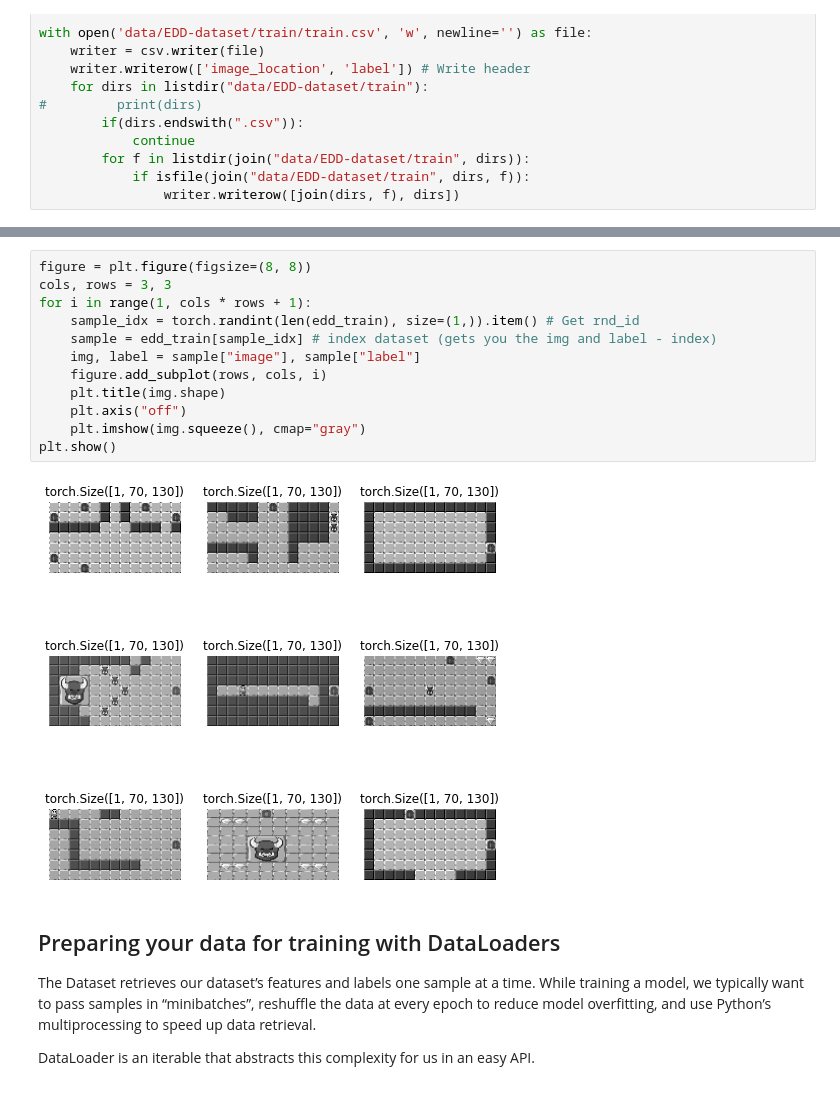
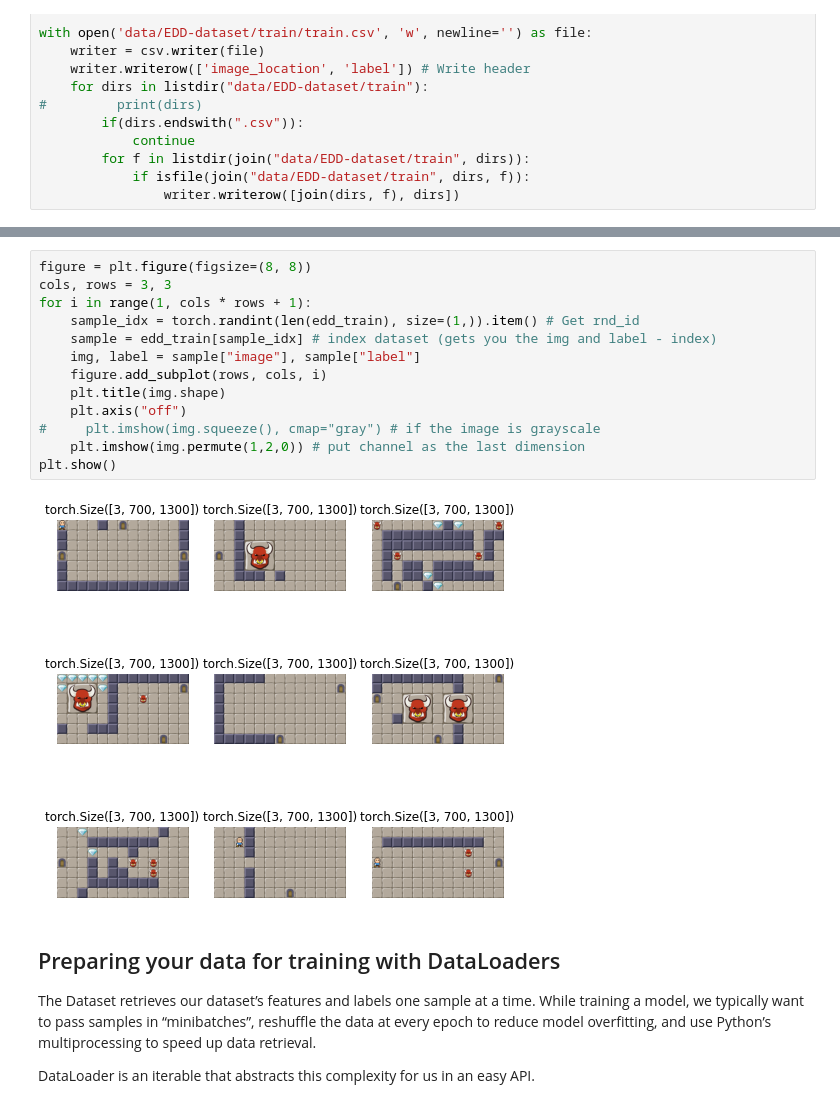
Before and after one commit to VivsNero/MAU-AML-labs, a Jupyter notebook: 0-basics_intro/1-datasets_dataloaders.ipynb, the cells around one changed output, grey strips where cells are left out. Saved outputs shown, nothing was run; the diff lists cells and outputs as text.

```diff
--- a/0-basics_intro/1-datasets_dataloaders.ipynb
+++ b/0-basics_intro/1-datasets_dataloaders.ipynb
@@ -131,17 +146,18 @@ torch.Size([1, 70, 130])
 # %%
 figure = plt.figure(figsize=(8, 8))
 cols, rows = 3, 3
 for i in range(1, cols * rows + 1):
     sample_idx = torch.randint(len(edd_train), size=(1,)).item() # Get rnd_id
     sample = edd_train[sample_idx] # index dataset (gets you the img and label - index)
     img, label = sample["image"], sample["label"]
     figure.add_subplot(rows, cols, i)
     plt.title(img.shape)
     plt.axis("off")
-    plt.imshow(img.squeeze(), cmap="gray")
+#     plt.imshow(img.squeeze(), cmap="gray") # if the image is grayscale
+    plt.imshow(img.permute(1,2,0)) # put channel as the last dimension
 plt.show()
 # %% [output]
-[figure, old version]
+[figure, new version]
 # %% [markdown]
 ## Preparing your data for training with DataLoaders ##
 The Dataset retrieves our dataset’s features and labels one sample at a time. While training a model, we typically want to pass samples in “minibatches”, reshuffle the data at every epoch to reduce model overfitting, and use Python’s multiprocessing to speed up data retrieval.
```
Also changed, not shown: parts of 3 cells of this notebook, 1 other file.
